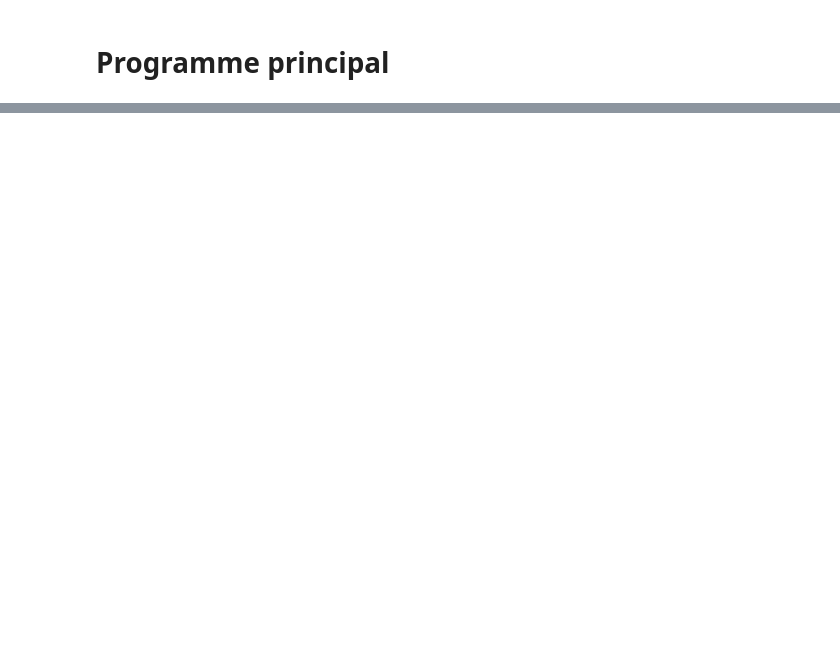
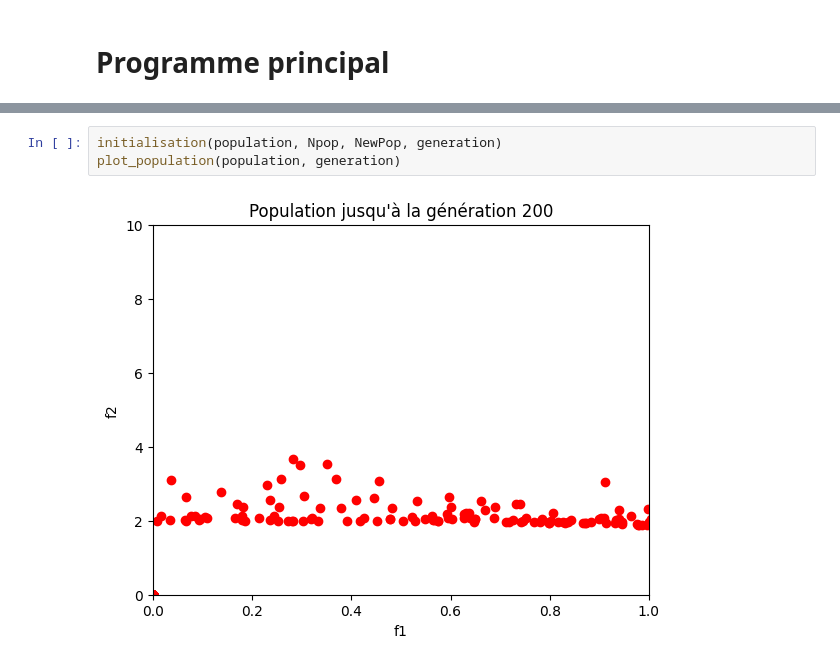
Before and after one commit to Louis9551/Optimisation, a Jupyter notebook: Multi_Objectifs - Deb non convexe.ipynb, the cells around one changed output, grey strips where cells are left out. Saved outputs shown, nothing was run; the diff lists cells and outputs as text; blank space fills up the shorter version.

```diff
--- a/Multi_Objectifs - Deb non convexe.ipynb
+++ b/Multi_Objectifs - Deb non convexe.ipynb
@@ -344,0 +344,5 @@ plot_pareto(population, Npop)
+# %%
+initialisation(population, Npop, NewPop, generation)
+plot_population(population, generation)
+# %% [output]
+[figure, added]
```
Also changed, not shown: parts of 3 cells of this notebook.
